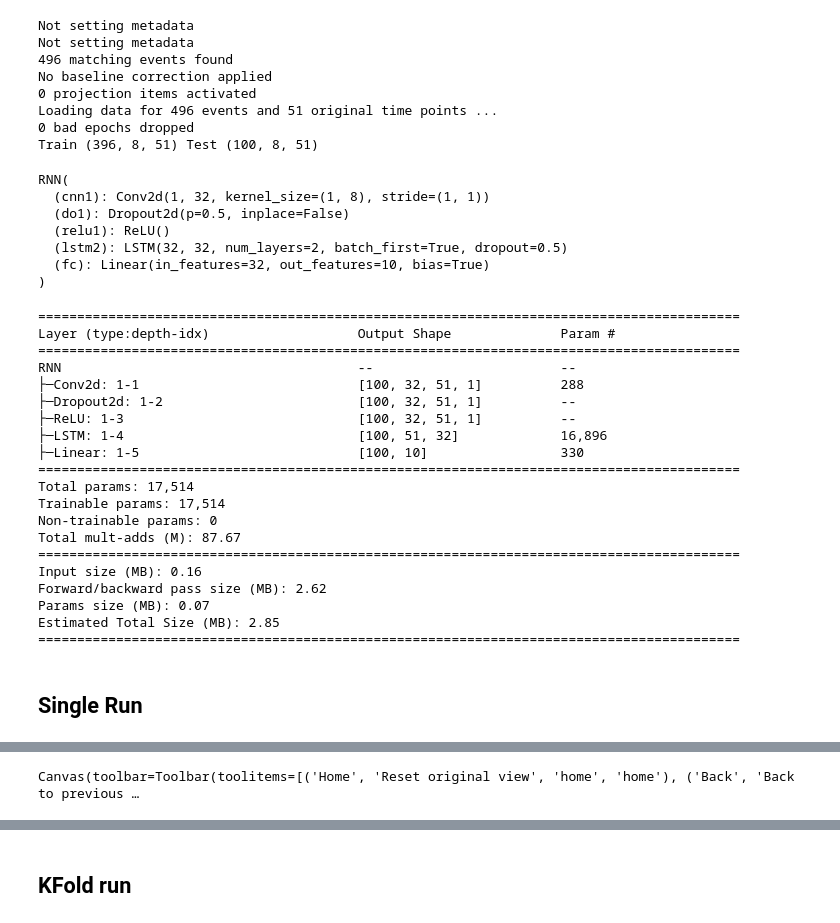
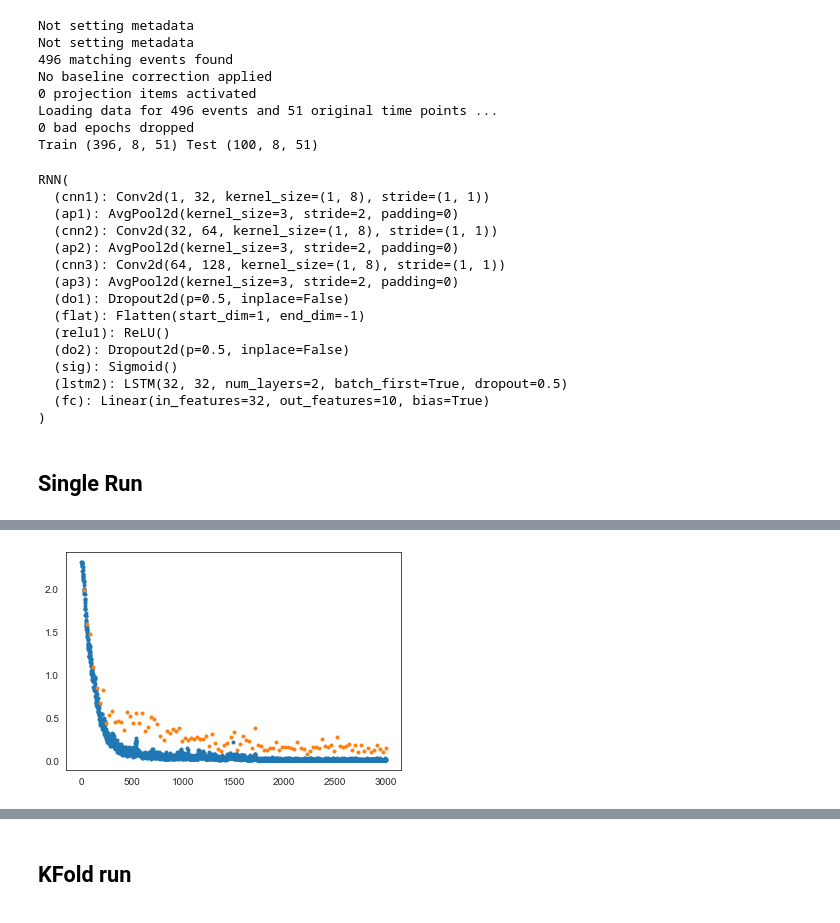
Before and after one commit to lellight/emg_handwriting, a Jupyter notebook: myo classification.ipynb, the cells around one changed output, grey strips where cells are left out. Drawn from its saved outputs; the diff is of its cells as text; code cells hidden in the pictures.

Commit message:
layers were added to rnn to decrease overfitting, scaling was added

```diff
--- a/myo classification.ipynb
+++ b/myo classification.ipynb
@@ -460,7 +538,7 @@ num_filters = 32
 hidden_size = 32
 num_layers  = 2
 num_classes = 10
-device='cuda'
+device=torch.device("cuda:0" if torch.cuda.is_available() else "cpu")
 
 class RNN(nn.Module):
 
@@ -476,9 +554,37 @@ class RNN(nn.Module):
                               stride=1,
                               padding=0)
 
+
+
+
+        self.ap1 = nn.AvgPool2d(3, stride=2)
+
+        self.cnn2 = nn.Conv2d(in_channels=num_filters,
+                              out_channels=64,
+
+                              kernel_size=(1, input_size), stride=1)
+
+        self.ap2 = nn.AvgPool2d(3, stride=2)
+
+        self.cnn3 = nn.Conv2d(in_channels=64,
+                             out_channels=128,
+                             kernel_size=(1, input_size), stride=1)
+
+        self.ap3 = nn.AvgPool2d(3, stride=2)
+
         self.do1 = nn.Dropout2d(p=0.5)
 
+        self.flat = nn.Flatten()
+
+#         self.fc0 = nn.Linear(in_features=128, out_features=256)
+
         self.relu1 = nn.ReLU()
+
+        self.do2 = nn.Dropout2d(p=0.5)
+
+#         self.fc1 = self.Linear(in_features=128, out_features=256)
+
+        self.sig = nn.Sigmoid()
 
         self.lstm2 = nn.LSTM(num_filters, hidden_size, num_layers, batch_first=True, dropout=0.5)
 
@@ -509,34 +615,18 @@ print(model)
 # %% [output]
 RNN(
   (cnn1): Conv2d(1, 32, kernel_size=(1, 8), stride=(1, 1))
+  (ap1): AvgPool2d(kernel_size=3, stride=2, padding=0)
+  (cnn2): Conv2d(32, 64, kernel_size=(1, 8), stride=(1, 1))
+  (ap2): AvgPool2d(kernel_size=3, stride=2, padding=0)
+  (cnn3): Conv2d(64, 128, kernel_size=(1, 8), stride=(1, 1))
+  (ap3): AvgPool2d(kernel_size=3, stride=2, padding=0)
   (do1): Dropout2d(p=0.5, inplace=False)
+  (flat): Flatten(start_dim=1, end_dim=-1)
   (relu1): ReLU()
+  (do2): Dropout2d(p=0.5, inplace=False)
+  (sig): Sigmoid()
   (lstm2): LSTM(32, 32, num_layers=2, batch_first=True, dropout=0.5)
   (fc): Linear(in_features=32, out_features=10, bias=True)
 )
-# %%
-from torchinfo import summary
-summary(model.cuda(), input_size=(100, 1, sequence_length, input_size))
-# %% [output]
-==========================================================================================
-Layer (type:depth-idx)                   Output Shape              Param #
-==========================================================================================
-RNN                                      --                        --
-├─Conv2d: 1-1                            [100, 32, 51, 1]          288
-├─Dropout2d: 1-2                         [100, 32, 51, 1]          --
-├─ReLU: 1-3                              [100, 32, 51, 1]          --
-├─LSTM: 1-4                              [100, 51, 32]             16,896
-├─Linear: 1-5                            [100, 10]                 330
-==========================================================================================
-Total params: 17,514
-Trainable params: 17,514
-Non-trainable params: 0
-Total mult-adds (M): 87.67
-==========================================================================================
-Input size (MB): 0.16
-Forward/backward pass size (MB): 2.62
-Params size (MB): 0.07
-Estimated Total Size (MB): 2.85
-==========================================================================================
 # %% [markdown]
 ## Single Run
@@ -545,7 +641,8 @@ from tqdm.autonotebook import tqdm
 
 criterion = nn.CrossEntropyLoss()
 softmax = nn.Softmax(1)
-optimizer = torch.optim.Adam(model.parameters(), lr = 0.01)
+optimizer = torch.optim.Adam(model.parameters(), lr = 0.01, weight_decay=5e-4)
+scheduler = torch.optim.lr_scheduler.ReduceLROnPlateau(optimizer, 'min')
 
 X_train, X_test, y_train, y_test = train_test_split(X, y, test_size=100, stratify=y)
 print('Train', X_train.shape, 'Test', X_test.shape)
@@ -559,7 +656,7 @@ test_loader = DataLoader(GestureDataset(X_test, y_test, transform=torch.from_num
                           batch_size = len(y_test),
                           shuffle = True)
 
-num_epochs = 1000
+num_epochs = 3000
 
 plt.figure()
 
@@ -591,6 +688,7 @@ for epoch in tqdm(range(num_epochs)):
                 acc_val = (outputs.argmax(-1) == labels).cpu().numpy().mean()
                 test_accs.append(acc_val)
                 loss_val = criterion(outputs, labels)
+                scheduler.step(loss_val)
 
         print ('Epoch [{}/{}], Step [{}], Loss: {:.2e}, Val: {:.2e}, Accuracy: {:.2f} vs {:.2f}'
                .format(epoch + 1, num_epochs, i + 1, loss.item(), loss_val.item(), acc, acc_val))
@@ -604 +717,0 @@ Train (396, 8, 51) Test (100, 8, 51)
-Canvas(toolbar=Toolbar(toolitems=[('Home', 'Reset original view', 'home', 'home'), ('Back', 'Back to previous …
@@ -622 +718,2 @@ Epoch [1000/1000], Step [1], Loss: 1.80e-02, Val: 2.94e-01, Accuracy: 0.99 vs 0.
+[figure, added]
 # %%
```
Also changed, not shown: parts of 25 cells of this notebook, 15 other files.
